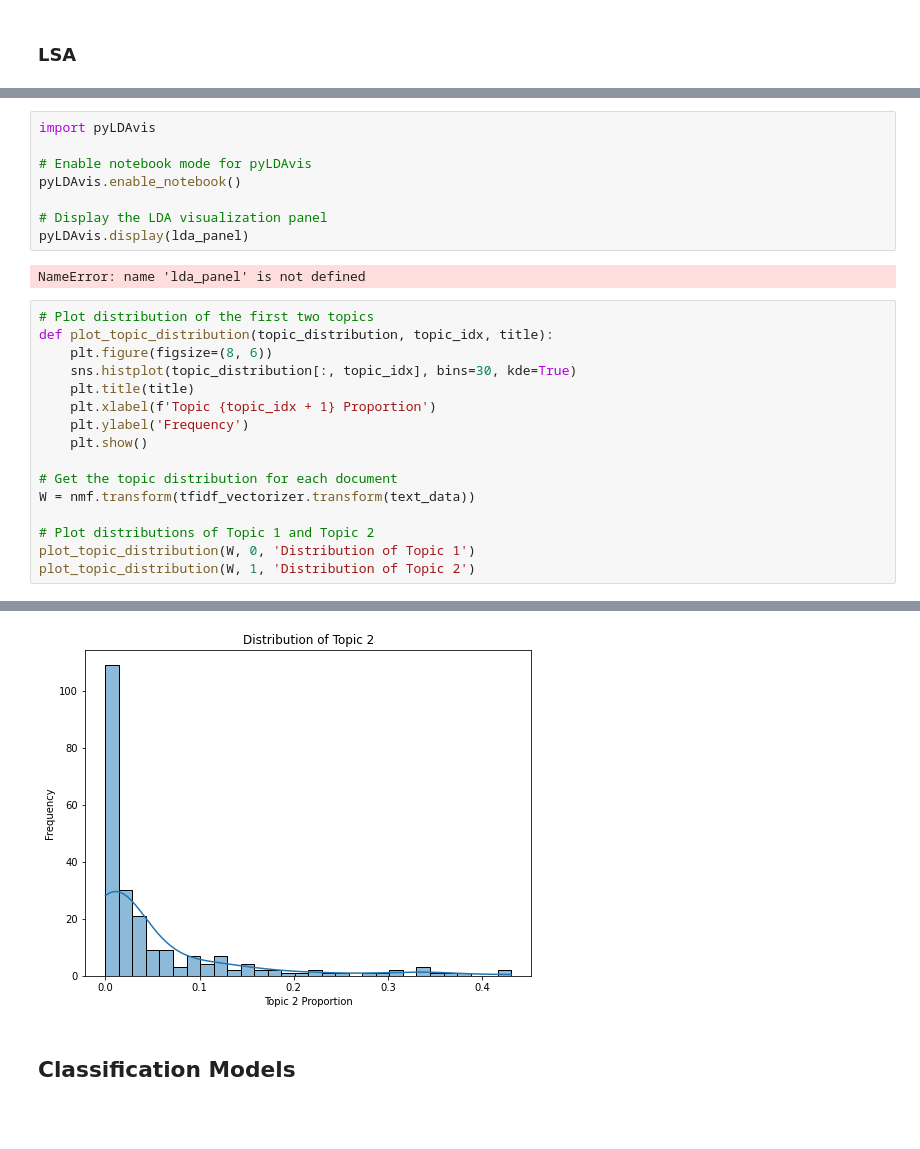
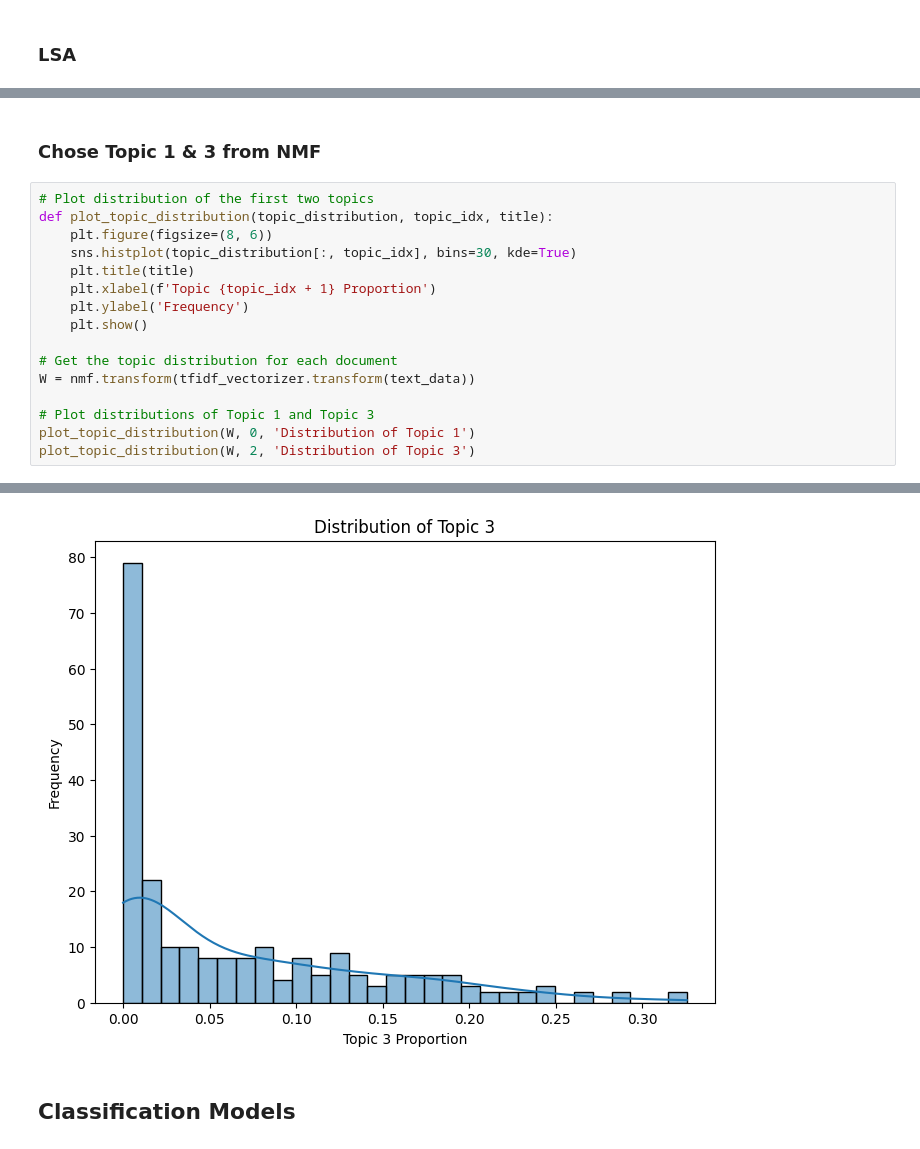
Before and after one commit to cfitzpatrick89/ADS509-Final, a Jupyter notebook: ADS509_Final_Classification.ipynb, the cells around one changed output, grey strips where cells are left out. Drawn from its saved outputs; the diff is of its cells as text; blank space fills up the shorter version.

```diff
--- a/ADS509_Final_Classification.ipynb
+++ b/ADS509_Final_Classification.ipynb
@@ -624,13 +533,5 @@ health climate change environmental mental air environment knowledge temperature
-# %%
-import pyLDAvis
-
-# Enable notebook mode for pyLDAvis
-pyLDAvis.enable_notebook()
-
-# Display the LDA visualization panel
-pyLDAvis.display(lda_panel)
-# %% [output]
-NameError: name 'lda_panel' is not defined
+# %% [markdown]
+### Chose Topic 1 & 3 from NMF
 # %%
 # Plot distribution of the first two topics
 def plot_topic_distribution(topic_distribution, topic_idx, title):
@@ -644,7 +545,7 @@ def plot_topic_distribution(topic_distribution, topic_idx, title):
 # Get the topic distribution for each document
 W = nmf.transform(tfidf_vectorizer.transform(text_data))
 
-# Plot distributions of Topic 1 and Topic 2
+# Plot distributions of Topic 1 and Topic 3
 plot_topic_distribution(W, 0, 'Distribution of Topic 1')
-plot_topic_distribution(W, 1, 'Distribution of Topic 2')
+plot_topic_distribution(W, 2, 'Distribution of Topic 3')
 # %% [output]
@@ -652,4 +553,4 @@ plot_topic_distribution(W, 1, 'Distribution of Topic 2')
-[figure, old version]
+[figure, new version]
 # %% [markdown]
 ## Classification Models
 # %%
```
Also changed, not shown: parts of 24 cells of this notebook.
